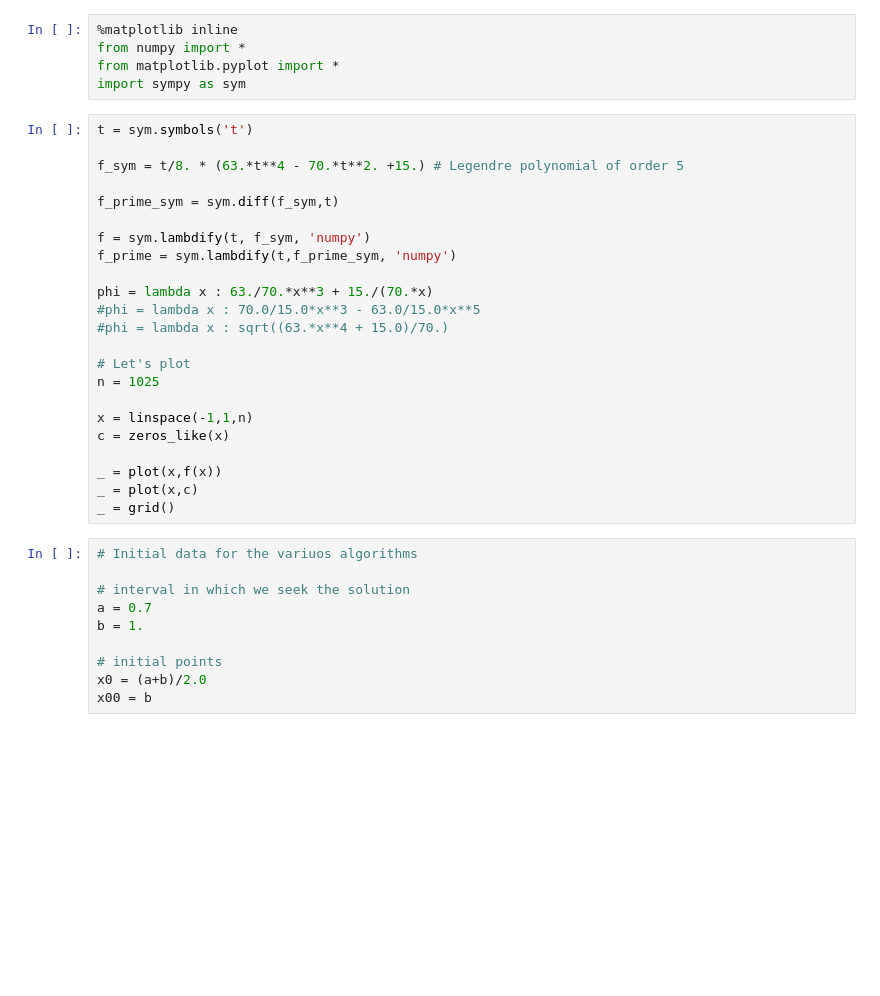
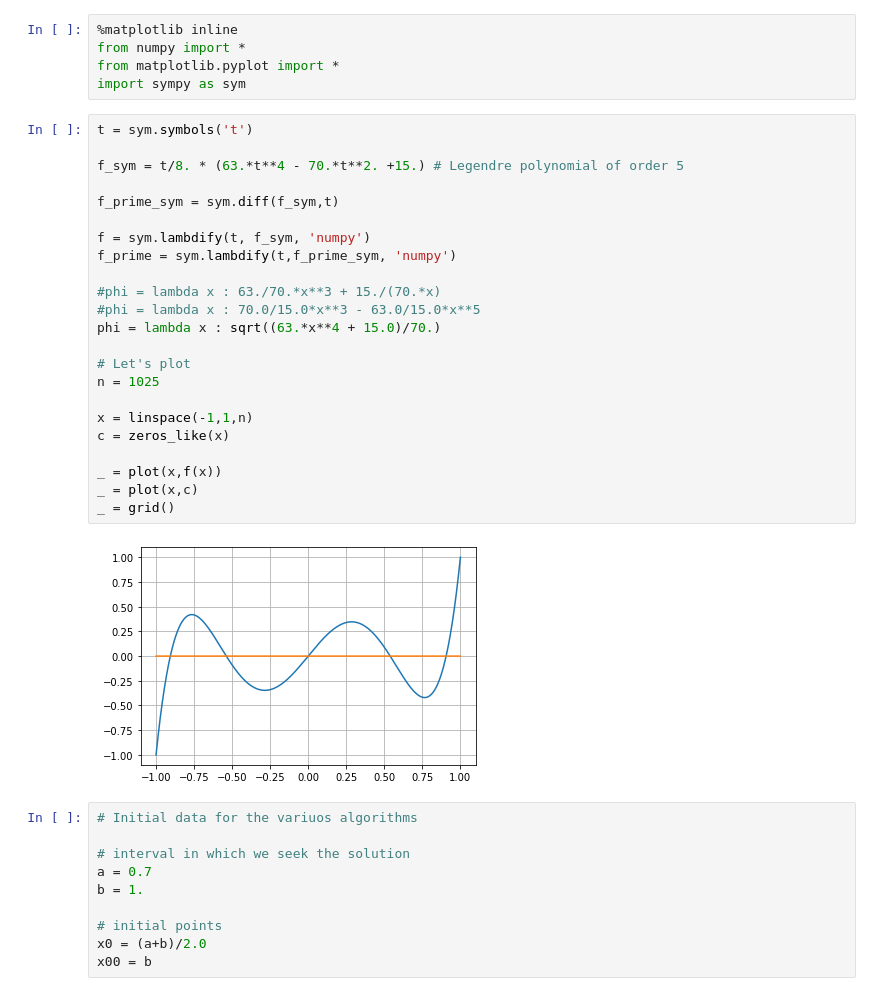
Before and after one commit to mapenzo-ph/numerical-analysis-2021-2022, a Jupyter notebook: notebooks/GR_lab01_nonlinear_equations.ipynb, the cells around one changed output. Saved outputs shown, nothing was run; the diff lists cells and outputs as text; blank space fills up the shorter version.

```diff
--- a/notebooks/GR_lab01_nonlinear_equations.ipynb
+++ b/notebooks/GR_lab01_nonlinear_equations.ipynb
@@ -16,26 +16,28 @@ import sympy as sym
 # %%
 t = sym.symbols('t')
 
 f_sym = t/8. * (63.*t**4 - 70.*t**2. +15.) # Legendre polynomial of order 5
 
 f_prime_sym = sym.diff(f_sym,t)
 
 f = sym.lambdify(t, f_sym, 'numpy')
 f_prime = sym.lambdify(t,f_prime_sym, 'numpy')
 
-phi = lambda x : 63./70.*x**3 + 15./(70.*x)
+#phi = lambda x : 63./70.*x**3 + 15./(70.*x)
 #phi = lambda x : 70.0/15.0*x**3 - 63.0/15.0*x**5
-#phi = lambda x : sqrt((63.*x**4 + 15.0)/70.)
+phi = lambda x : sqrt((63.*x**4 + 15.0)/70.)
 
 # Let's plot
 n = 1025
 
 x = linspace(-1,1,n)
 c = zeros_like(x)
 
 _ = plot(x,f(x))
 _ = plot(x,c)
 _ = grid()
+# %% [output]
+[figure, added]
 # %%
 # Initial data for the variuos algorithms
 
```
Also changed, not shown: parts of 12 cells of this notebook.
